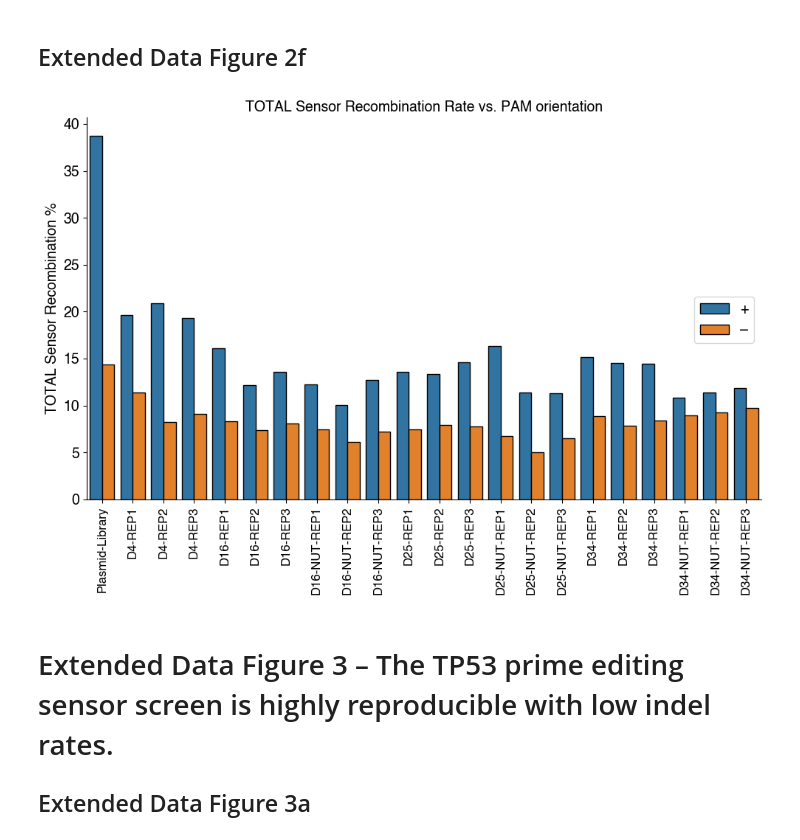
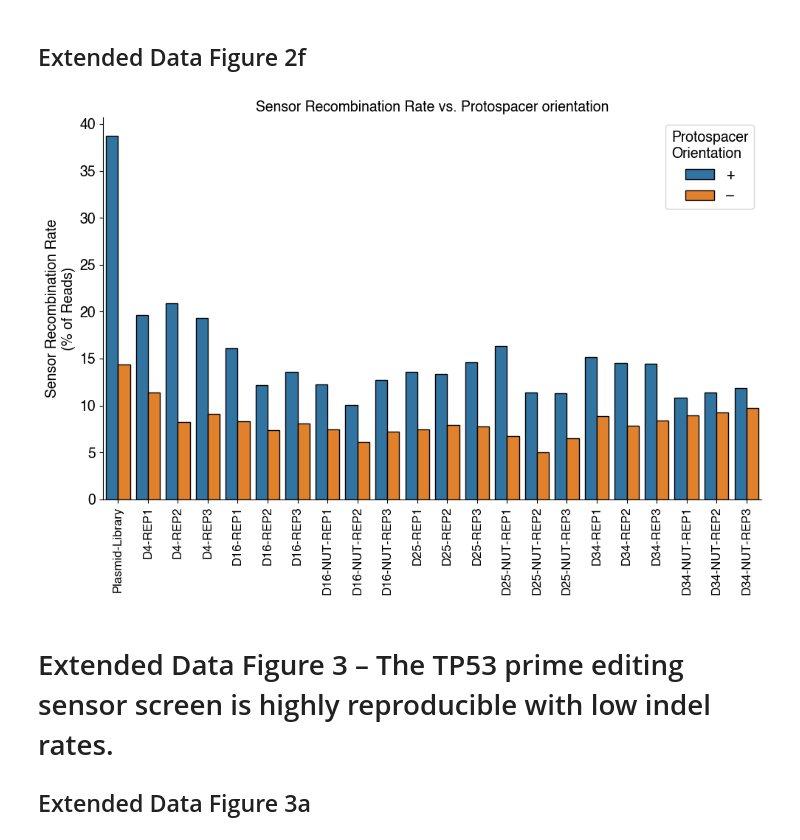
Before and after one commit to samgould2/p53-prime-editing-sensor, a Jupyter notebook: extended_figures.ipynb, the cells around one changed output. Saved outputs shown, nothing was run; the diff lists cells and outputs as text; code cells hidden in the pictures.

Commit message:
extended figures + other updates

```diff
--- a/extended_figures.ipynb
+++ b/extended_figures.ipynb
@@ -21 +20,4 @@ import statannot
 plt.rc('font', family='Helvetica')
+# %%
+#reading in input dataframe
+input = pd.read_csv('full_input_variants.csv')
@@ -22,2 +39,31 @@ plt.rc('font', family='Helvetica')
 # %% [markdown]
 ## Extended Data Figure 1c
+# %%
+snv = input[input['classification']=='Observed SNV']
+ins = input[input['variant_type']=='INS']
+dels = input[input['variant_type']=='DEL']
+neutrals = input[input['classification']=='Silent']
+
+snv_amenable = snv[snv['PE_amenable']==True]
+ins_amenable = ins[ins['PE_amenable']==True]
+dels_amenable = dels[dels['PE_amenable']==True]
+neutrals_amenable = neutrals[neutrals['PE_amenable']==True]
+
+s = 100*len(snv_amenable)/len(snv)
+i = 100*len(ins_amenable)/len(ins)
+d = 100*len(dels_amenable)/len(dels)
+n = 100*len(neutrals_amenable)/len(neutrals)
+
+
+fig, ax = plt.subplots(figsize=(7,6))
+ax.bar(['SNV', 'INS', 'DEL', 'Silent/\nNeutral'],[s,i,d,n], color = ['tab:blue'], edgecolor='black', linewidth=1, label='PE Accessible')
+ax.bar(['SNV', 'INS', 'DEL', 'Silent/\nNeutral'],100-np.array([s,i,d,n]), bottom = [s,i,d,n], color = ['tab:red'], edgecolor='black', linewidth=1, label='PE Inaccessible')
+
+ax.legend(fontsize=15)
+ax.spines['top'].set_visible(False)
+ax.spines['right'].set_visible(False)
+
+ax.tick_params(axis='both', which='major', labelsize=15)
+ax.set_ylabel('Percentage of Input Variants', fontsize=16)
+
+fig.tight_layout()
@@ -245,25 +355,25 @@ reco_pam = pd.concat((plus, minus))
 # %%
 
 fig, ax = plt.subplots(figsize=(10,7))
 
 g = sns.barplot(data=reco_pam, x='Sample', y='recombination average', hue='PAM orientation', ax=ax, linewidth=1, edgecolor='black')
 
-ax.legend(fontsize=14,bbox_to_anchor=(1, .55))
+ax.legend(title = 'Protospacer\nOrientation', title_fontsize=14, fontsize=14)
 
 ax.set_xticklabels(samples, rotation=90);
 plt.yticks(fontsize=14);
 plt.xticks(fontsize=12);
-ax.set_ylabel("TOTAL Sensor Recombination %", fontsize=14);
+ax.set_ylabel("Sensor Recombination Rate\n(% of Reads)", fontsize=14);
 ax.set_xlabel("", fontsize=14);
-ax.set_title("TOTAL Sensor Recombination Rate vs. PAM orientation", fontsize=14);
+ax.set_title("Sensor Recombination Rate vs. Protospacer orientation", fontsize=14);
 
 
 ax.spines['top'].set_visible(False)
 ax.spines['right'].set_visible(False)
 
 fig.tight_layout()
 # %% [output]
-[figure, old version]
+[figure, new version]
 # %% [markdown]
 # Extended Data Figure 3 – The TP53 prime editing sensor screen is highly reproducible with low indel rates.
 ## Extended Data Figure 3a
```
Also changed, not shown: parts of 14 cells of this notebook, 13 other files.
